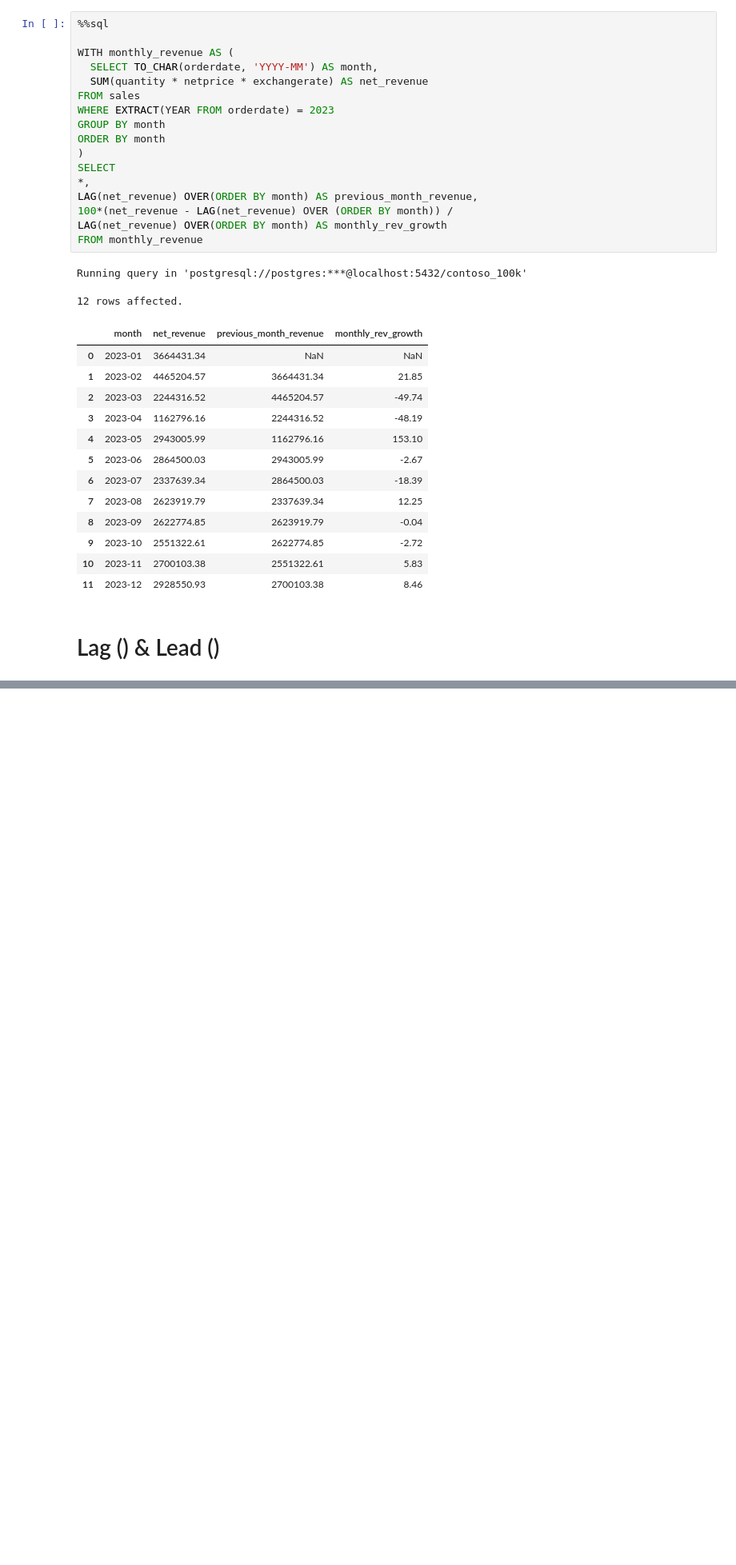
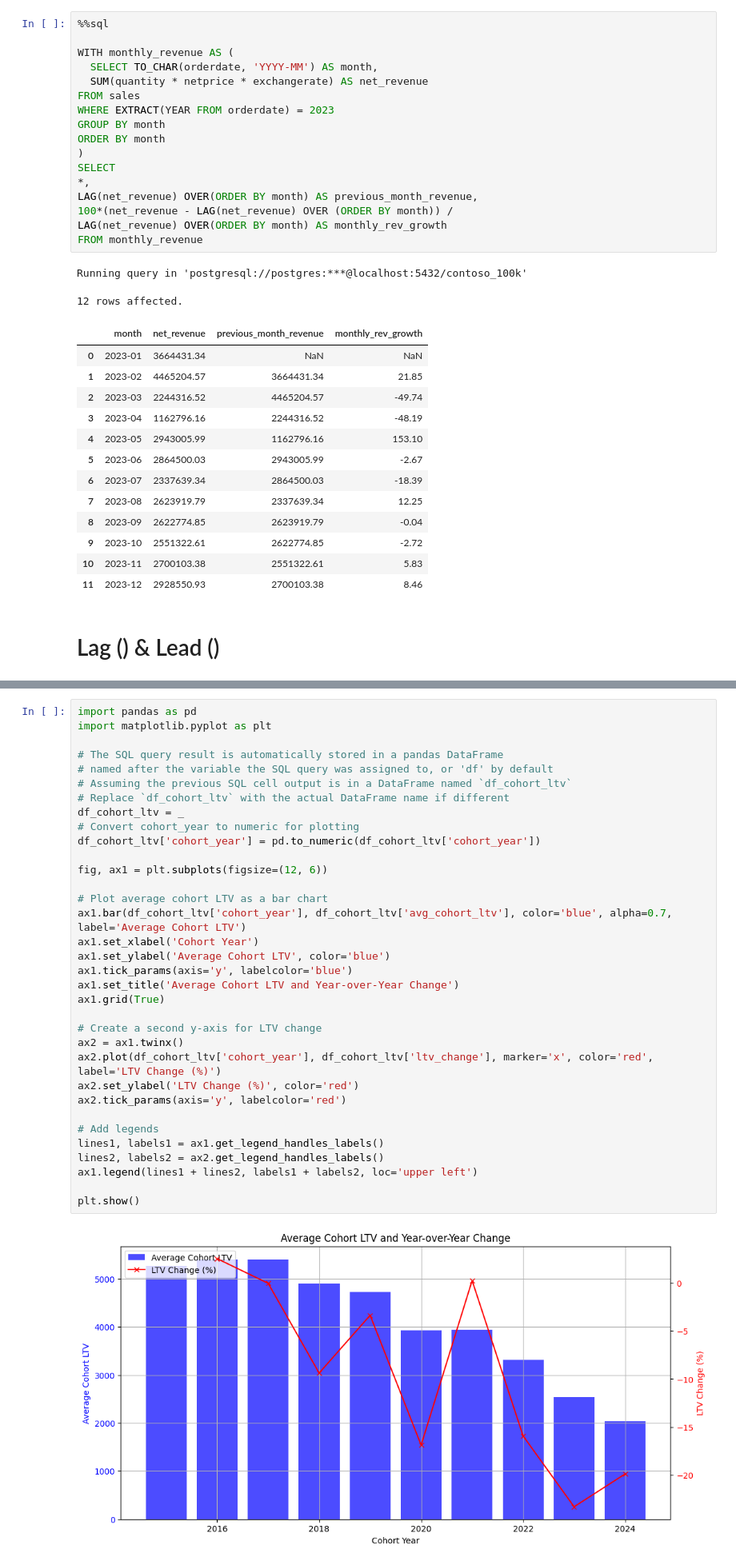
Before and after one commit to CodeWithTD/CodeWithTD, a Jupyter notebook: Resources/Blank_SQL_Notebook.ipynb, the cells around one changed output, grey strips where cells are left out. Shown at 80% size. Cells and saved outputs as stored; diff of their text form; blank space fills up the shorter version.

```diff
--- a/Resources/Blank_SQL_Notebook.ipynb
+++ b/Resources/Blank_SQL_Notebook.ipynb
@@ -393,0 +442,36 @@ Running query in 'postgresql://postgres:***@localhost:5432/contoso_100k'
+# %%
+import pandas as pd
+import matplotlib.pyplot as plt
+
+# The SQL query result is automatically stored in a pandas DataFrame
+# named after the variable the SQL query was assigned to, or 'df' by default
+# Assuming the previous SQL cell output is in a DataFrame named `df_cohort_ltv`
+# Replace `df_cohort_ltv` with the actual DataFrame name if different
+df_cohort_ltv = _
+# Convert cohort_year to numeric for plotting
+df_cohort_ltv['cohort_year'] = pd.to_numeric(df_cohort_ltv['cohort_year'])
+
+fig, ax1 = plt.subplots(figsize=(12, 6))
+
+# Plot average cohort LTV as a bar chart
+ax1.bar(df_cohort_ltv['cohort_year'], df_cohort_ltv['avg_cohort_ltv'], color='blue', alpha=0.7, label='Average Cohort LTV')
+ax1.set_xlabel('Cohort Year')
+ax1.set_ylabel('Average Cohort LTV', color='blue')
+ax1.tick_params(axis='y', labelcolor='blue')
+ax1.set_title('Average Cohort LTV and Year-over-Year Change')
+ax1.grid(True)
+
+# Create a second y-axis for LTV change
+ax2 = ax1.twinx()
+ax2.plot(df_cohort_ltv['cohort_year'], df_cohort_ltv['ltv_change'], marker='x', color='red', label='LTV Change (%)')
+ax2.set_ylabel('LTV Change (%)', color='red')
+ax2.tick_params(axis='y', labelcolor='red')
+
+# Add legends
+lines1, labels1 = ax1.get_legend_handles_labels()
+lines2, labels2 = ax2.get_legend_handles_labels()
+ax1.legend(lines1 + lines2, labels1 + labels2, loc='upper left')
+
+plt.show()
+# %% [output]
+[figure, added]
```
Also changed, not shown: parts of 7 cells of this notebook.
